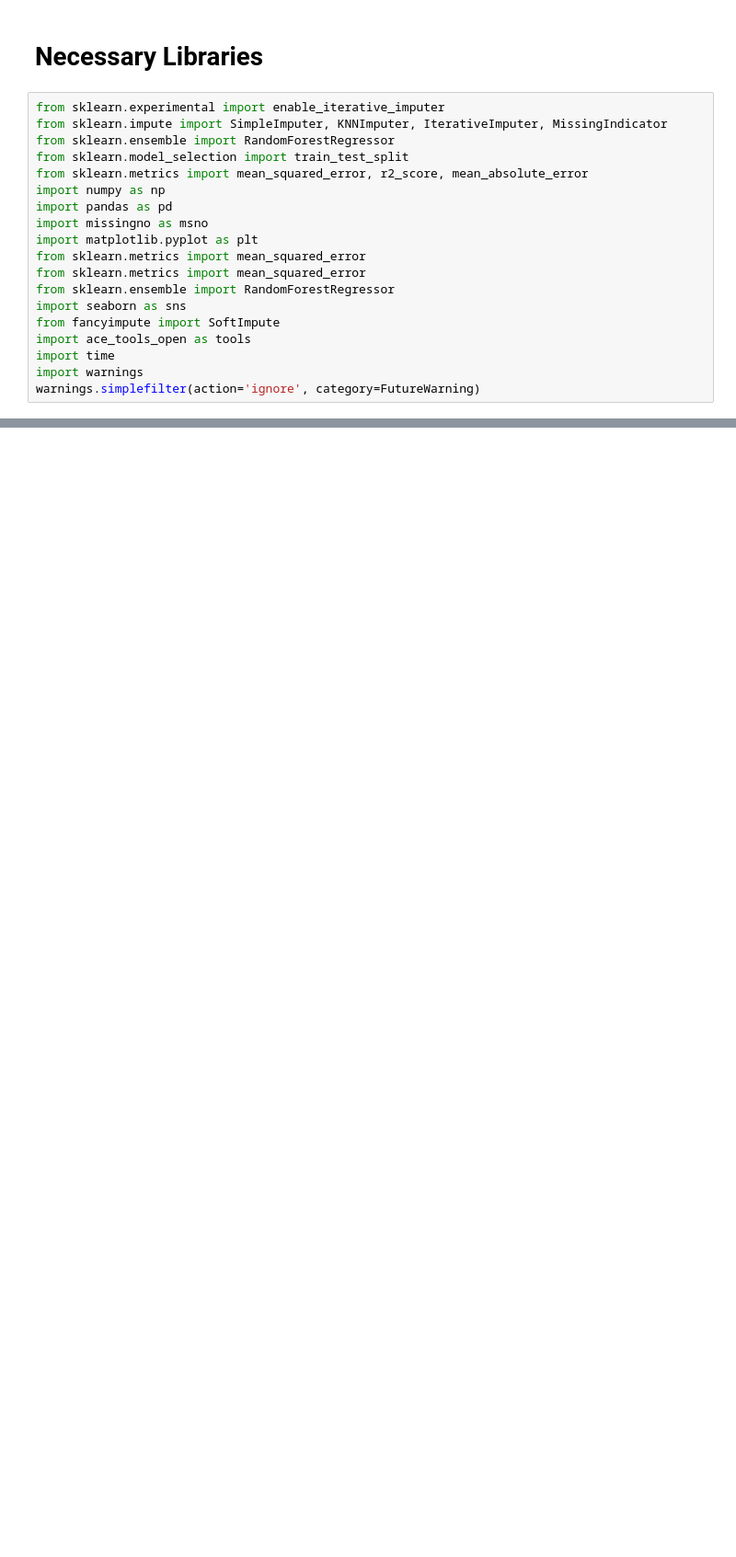
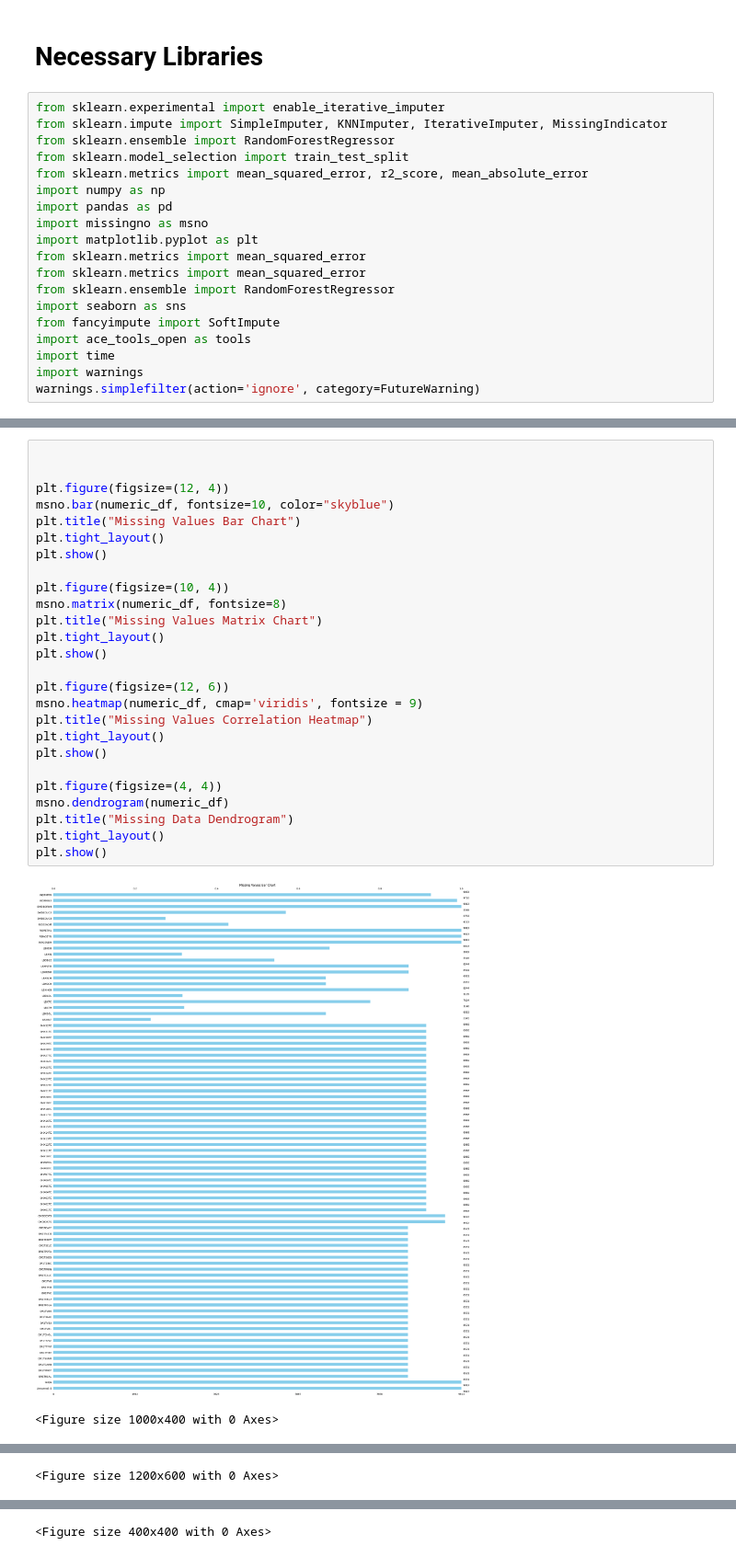
Before and after one commit to Alipeivand1376/APy, a Jupyter notebook: MissingData.ipynb, the cells around one changed output, grey strips where cells are left out. Shown at 92% size. Drawn from its saved outputs; the diff is of its cells as text; blank space fills up the shorter version.

```diff
--- a/MissingData.ipynb
+++ b/MissingData.ipynb
@@ -21,0 +34,29 @@ warnings.simplefilter(action='ignore', category=FutureWarning)
+# %%
+
+
+plt.figure(figsize=(12, 4))
+msno.bar(numeric_df, fontsize=10, color="skyblue")
+plt.title("Missing Values Bar Chart")
+plt.tight_layout()
+plt.show()
+
+plt.figure(figsize=(10, 4))
+msno.matrix(numeric_df, fontsize=8)
+plt.title("Missing Values Matrix Chart")
+plt.tight_layout()
+plt.show()
+
+plt.figure(figsize=(12, 6))
+msno.heatmap(numeric_df, cmap='viridis', fontsize = 9)
+plt.title("Missing Values Correlation Heatmap")
+plt.tight_layout()
+plt.show()
+
+plt.figure(figsize=(4, 4))
+msno.dendrogram(numeric_df)
+plt.title("Missing Data Dendrogram")
+plt.tight_layout()
+plt.show()
+# %% [output]
+[figure, added]
+<Figure size 1000x400 with 0 Axes>
@@ -21,0 +64 @@ warnings.simplefilter(action='ignore', category=FutureWarning)
+<Figure size 1200x600 with 0 Axes>
@@ -21,0 +66 @@ warnings.simplefilter(action='ignore', category=FutureWarning)
+<Figure size 400x400 with 0 Axes>
```
Also changed, not shown: parts of 15 cells of this notebook.
